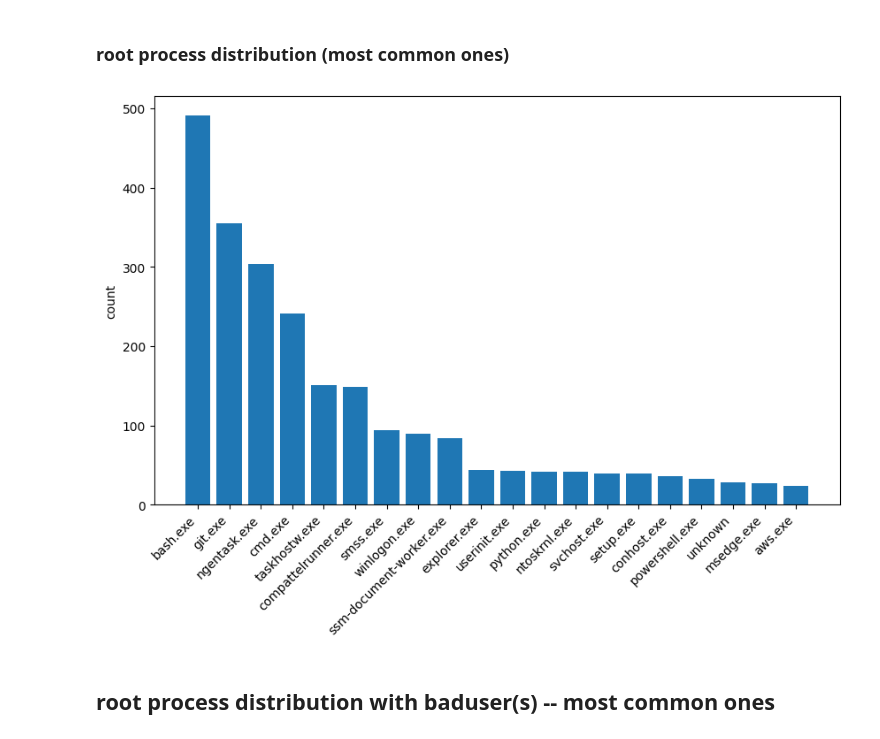
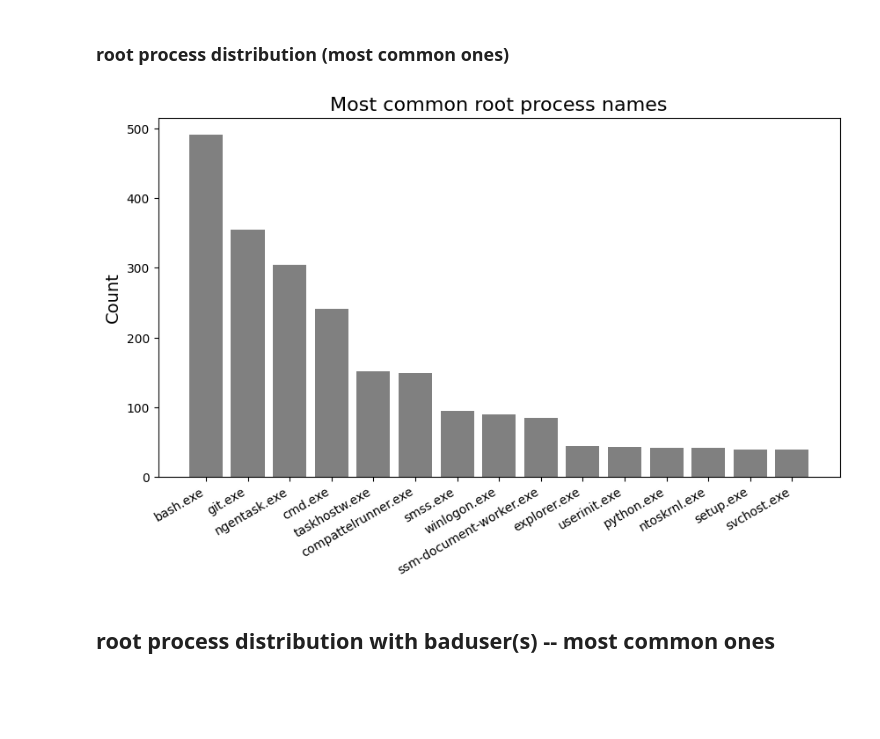
Before and after one commit to llnl/Wintap-Analytics, a Jupyter notebook: 2025-acme4-explore/gather-process-trees.ipynb, the cells around one changed output. Saved outputs shown, nothing was run; the diff lists cells and outputs as text; code cells hidden in the pictures; blank space fills up the shorter version.

```diff
--- a/2025-acme4-explore/gather-process-trees.ipynb
+++ b/2025-acme4-explore/gather-process-trees.ipynb
@@ -446,3 +471,7 @@ Wall time: 2min 17s
 | 2 | 7 | 40 | ngentask.exe | 4 | 2 | [1, 3] | 1 | 3 | 0 | {0: {'ngentask.exe': 1}, 1: {'nge... | ... |
 | 3 | 7 | 42 | compattelrunner.exe | 5 | 2 | [1, 4] | 1 | 4 | 0 | {0: {'compattelrunner.exe': 1}, 1... | ... |
 | 4 | 7 | 60 | ssm-document-worker.exe | 12 | 2 | [1, 11] | 1 | 11 | 0 | {0: {'ssm-document-worker.exe': 1... | ... |
+# %%
+## drop 'unknown' processes
+process_df = process_df[process_df['process'] != 'unknown']
+process_df.shape
@@ -478,16 +513,19 @@ Counter([str(i)+str(j) for i,j in zip (process_df.process,process_df.distributio
 # %%
 _ctr = Counter(process_df.process)
 X = np.array(list(_ctr.keys()))
 Y = np.array(list(_ctr.values()))
-top = np.argsort(Y)[::-1][:20]
+top = np.argsort(Y)[::-1][:15]
 plt.figure(figsize=(10,6))
-plt.bar(X[top], Y[top])
+plt.bar(X[top], Y[top], color='grey')
 #plt.xlabel('process')
-plt.ylabel('count')
-plt.xticks(rotation=45, ha='right')
+plt.ylabel('Count', fontsize=14)
+plt.xticks(rotation=30, ha='right')
+plt.title('Most common root process names',fontsize=16)
+plt.subplots_adjust(bottom=0.2)
+plt.savefig('common_root_process.png')
 plt.show()
 # %% [output]
-[figure, old version]
+[figure, new version]
 # %% [markdown]
 ## root process distribution with baduser(s) -- most common ones
 # %%
```
Also changed, not shown: parts of 31 cells of this notebook.
